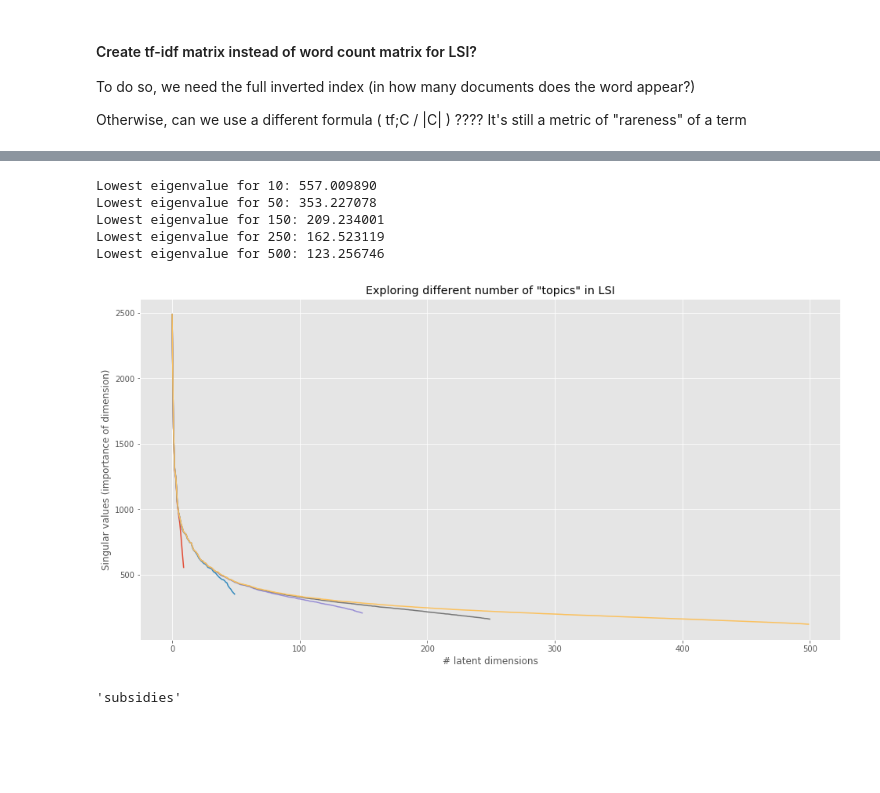
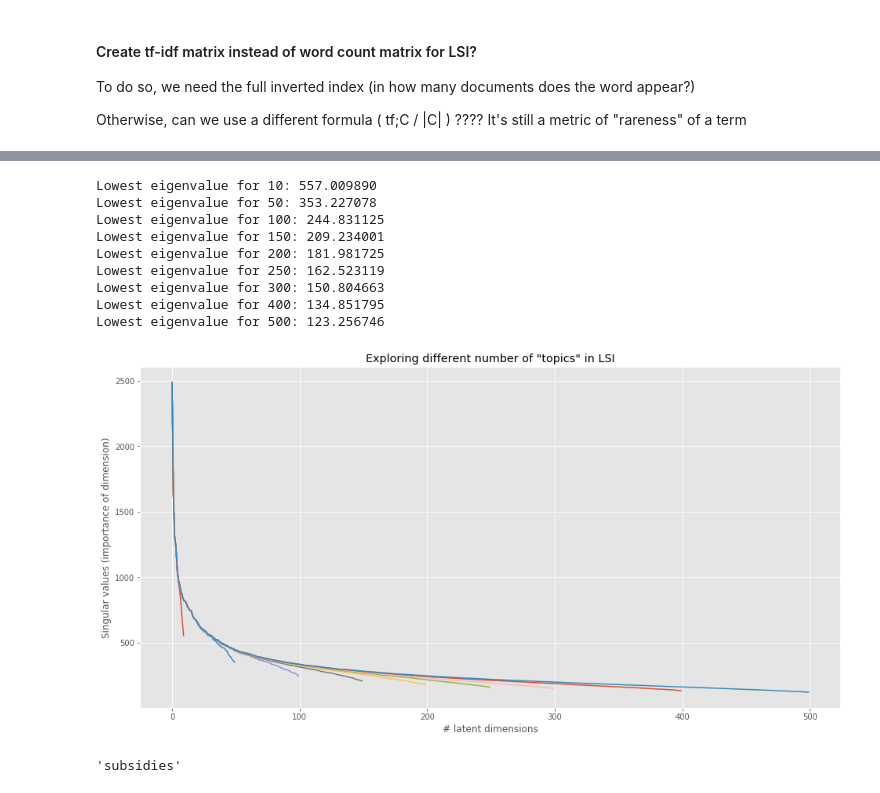
Before and after one commit to littlewine/search-struct-unstruct-data, a Jupyter notebook: assignment 1 Antonis.ipynb, the cells around one changed output, grey strips where cells are left out. Saved outputs shown, nothing was run; the diff lists cells and outputs as text; code cells hidden in the pictures; blank space fills up the shorter version.

```diff
--- a/assignment 1 Antonis.ipynb
+++ b/assignment 1 Antonis.ipynb
@@ -1194,7 +1183,7 @@ lsi = gensim.models.LsiModel(id2word=id2token)
 
 wordfreq = IndriTermDocFreq(index,dictionary)
 
-for n_top in [10,50,150,250,500]:
+for n_top in [10,50,100, 150,200, 250,300,400, 500]:
     fname = 'lsi/lsi_counts%i.mod'%n_top
 
     if os.path.exists(fname)==False:
@@ -1208,22 +1200,26 @@ for n_top in [10,50,150,250,500]:
 # %%
 # does not load model
 #print eigenvalues
-for n_top in [10,50,150,250,500]:
-    a%n_top
+for n_top in [10,50,100,150,200,250,300,400, 500]:
+    fname = 'lsi/lsi_counts%i.mod'%n_top
 #     print(fname)
     lsi = lsi.load(fname,mmap='r')
     print("Lowest eigenvalue for %i: %f"%(n_top,lsi.projection.s[-1]))
     plt.plot(lsi.projection.s,label='%i latent dims'%n_top)
 plt.xlabel('# latent dimensions')
 plt.ylabel('Singular values (importance of dimension)')
 plt.title('Exploring different number of "topics" in LSI')
 plt.show()
 # %% [output]
 Lowest eigenvalue for 10: 557.009890
 Lowest eigenvalue for 50: 353.227078
+Lowest eigenvalue for 100: 244.831125
 Lowest eigenvalue for 150: 209.234001
+Lowest eigenvalue for 200: 181.981725
 Lowest eigenvalue for 250: 162.523119
+Lowest eigenvalue for 300: 150.804663
+Lowest eigenvalue for 400: 134.851795
 Lowest eigenvalue for 500: 123.256746
-[figure, old version]
+[figure, new version]
 # %%
 #select appropriate lsi file:
```
Also changed, not shown: parts of 30 cells of this notebook.
